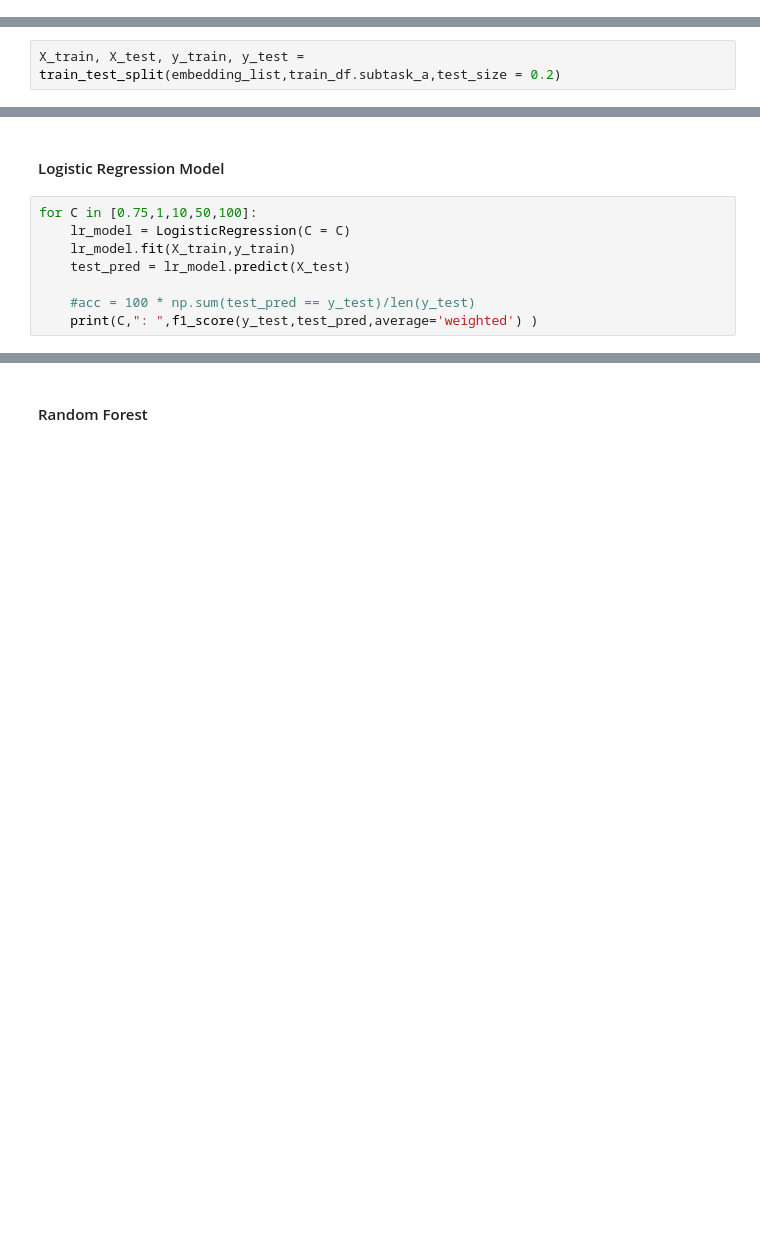
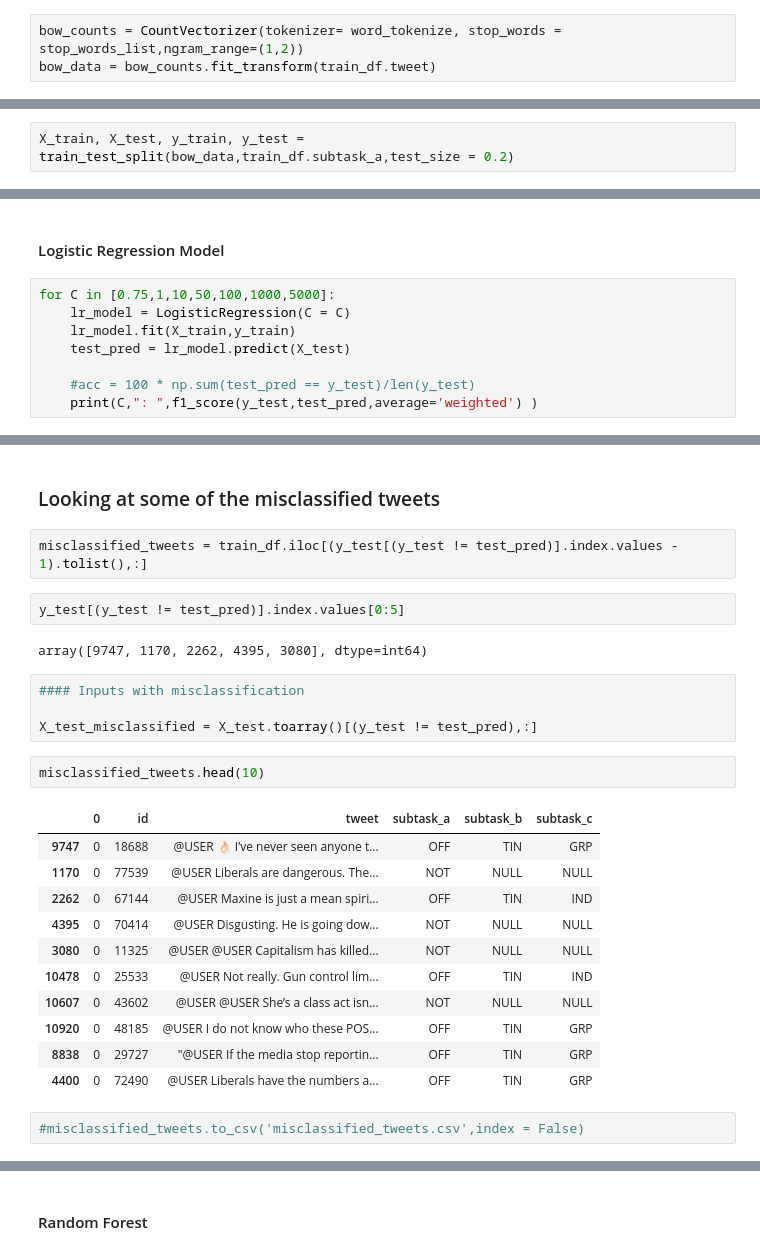
Before and after one commit to mramakrishnan-chwy/Hate-Speech-Identification, a Jupyter notebook: Hate Speech Classifier.ipynb, the cells around one changed output, grey strips where cells are left out. Cells and saved outputs as stored; diff of their text form; blank space fills up the shorter version.

```diff
--- a/Hate Speech Classifier.ipynb
+++ b/Hate Speech Classifier.ipynb
@@ -214,2 +215,5 @@ bow_data = bow_counts.fit_transform(train_df.tweet)
+# %%
+bow_counts = CountVectorizer(tokenizer= word_tokenize, stop_words = stop_words_list,ngram_range=(1,2))
+bow_data = bow_counts.fit_transform(train_df.tweet)
 # %% [markdown]
 #### Tf Idf Vectorizer
@@ -226,11 +235,11 @@ tfidf_data = tfidf_counts.fit_transform(train_df.tweet)
 # %%
-X_train, X_test, y_train, y_test =  train_test_split(embedding_list,train_df.subtask_a,test_size = 0.2)
+X_train, X_test, y_train, y_test =  train_test_split(bow_data,train_df.subtask_a,test_size = 0.2)
 # %% [markdown]
 ### Model Creation
 # %% [markdown]
 #### Logistic Regression Model
 # %%
-for C in [0.75,1,10,50,100]:
+for C in [0.75,1,10,50,100,1000,5000]:
     lr_model = LogisticRegression(C = C)
     lr_model.fit(X_train,y_train)
     test_pred = lr_model.predict(X_test)
@@ -264,0 +283,28 @@ array([[2319,  342],
+# %% [markdown]
+### Looking at some of the misclassified tweets
+# %%
+misclassified_tweets = train_df.iloc[(y_test[(y_test != test_pred)].index.values - 1).tolist(),:]
+# %%
+y_test[(y_test != test_pred)].index.values[0:5]
+# %% [output]
+array([9747, 1170, 2262, 4395, 3080], dtype=int64)
+# %%
+#### Inputs with misclassification
+
+X_test_misclassified = X_test.toarray()[(y_test != test_pred),:]
+# %%
+misclassified_tweets.head(10)
+# %% [output]
+|  | 0 | id | tweet | subtask_a | subtask_b | subtask_c |
+| 9747 | 0 | 18688 | @USER 👌🏻 I’ve never seen anyone t... | OFF | TIN | GRP |
+| 1170 | 0 | 77539 | @USER Liberals are dangerous. The... | NOT | NULL | NULL |
+| 2262 | 0 | 67144 | @USER Maxine is just a mean spiri... | OFF | TIN | IND |
+| 4395 | 0 | 70414 | @USER Disgusting. He is going dow... | NOT | NULL | NULL |
+| 3080 | 0 | 11325 | @USER @USER Capitalism has killed... | NOT | NULL | NULL |
+| 10478 | 0 | 25533 | @USER Not really. Gun control lim... | OFF | TIN | IND |
+| 10607 | 0 | 43602 | @USER @USER She’s a class act isn... | NOT | NULL | NULL |
+| 10920 | 0 | 48185 | @USER I do not know who these POS... | OFF | TIN | GRP |
+| 8838 | 0 | 29727 | "@USER If the media stop reportin... | OFF | TIN | GRP |
+| 4400 | 0 | 72490 | @USER Liberals have the numbers a... | OFF | TIN | GRP |
+# %%
+#misclassified_tweets.to_csv('misclassified_tweets.csv',index = False)
```
Also changed, not shown: parts of 21 cells of this notebook.
